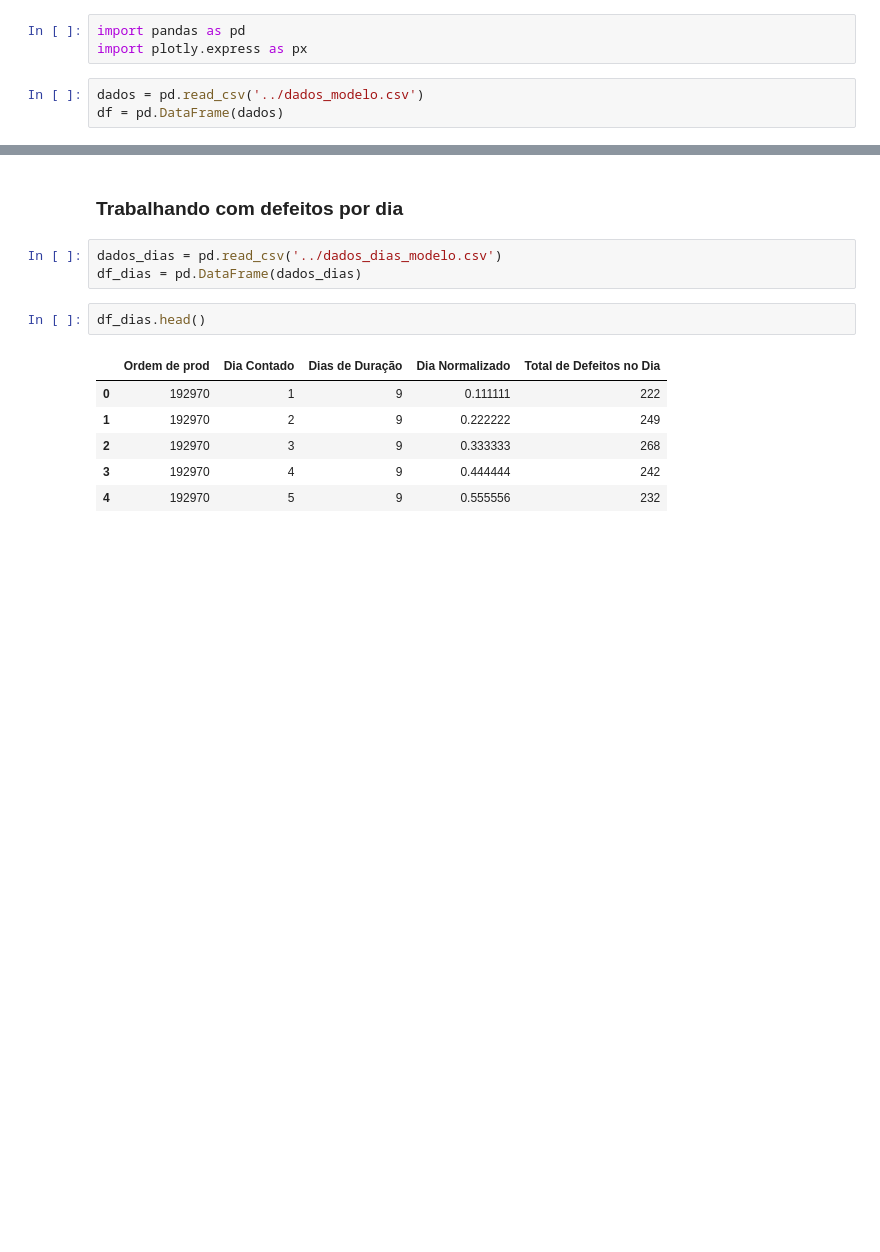
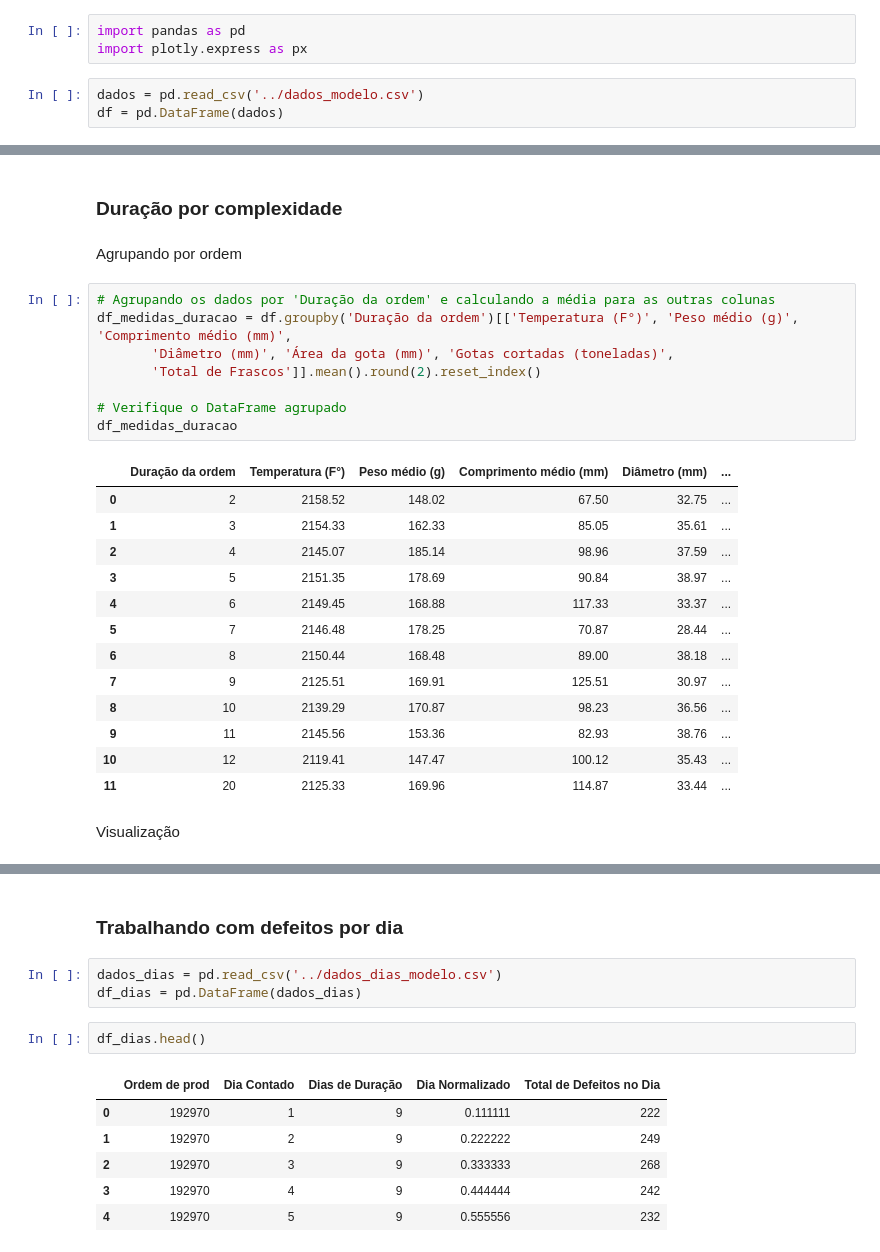
Before and after one commit to lucasz-g/Analise-Gotas, a Jupyter notebook: modelos/modelo_final.ipynb, the cells around one changed output, grey strips where cells are left out. Drawn from its saved outputs; the diff is of its cells as text; blank space fills up the shorter version.

```diff
--- a/analises/modelo_02.ipynb
+++ b/modelos/modelo_final.ipynb
@@ -15,0 +30,28 @@ df.head().round(2)
+# %% [markdown]
+### Duração por complexidade
+# %% [markdown]
+Agrupando por ordem
+# %%
+# Agrupando os dados por 'Duração da ordem' e calculando a média para as outras colunas
+df_medidas_duracao = df.groupby('Duração da ordem')[['Temperatura (F°)', 'Peso médio (g)', 'Comprimento médio (mm)',
+       'Diâmetro (mm)', 'Área da gota (mm)', 'Gotas cortadas (toneladas)',
+       'Total de Frascos']].mean().round(2).reset_index()
+
+# Verifique o DataFrame agrupado
+df_medidas_duracao
+# %% [output]
+|  | Duração da ordem | Temperatura (F°) | Peso médio (g) | Comprimento médio (mm) | Diâmetro (mm) | ... |
+| 0 | 2 | 2158.52 | 148.02 | 67.50 | 32.75 | ... |
+| 1 | 3 | 2154.33 | 162.33 | 85.05 | 35.61 | ... |
+| 2 | 4 | 2145.07 | 185.14 | 98.96 | 37.59 | ... |
+| 3 | 5 | 2151.35 | 178.69 | 90.84 | 38.97 | ... |
+| 4 | 6 | 2149.45 | 168.88 | 117.33 | 33.37 | ... |
+| 5 | 7 | 2146.48 | 178.25 | 70.87 | 28.44 | ... |
+| 6 | 8 | 2150.44 | 168.48 | 89.00 | 38.18 | ... |
+| 7 | 9 | 2125.51 | 169.91 | 125.51 | 30.97 | ... |
+| 8 | 10 | 2139.29 | 170.87 | 98.23 | 36.56 | ... |
+| 9 | 11 | 2145.56 | 153.36 | 82.93 | 38.76 | ... |
+| 10 | 12 | 2119.41 | 147.47 | 100.12 | 35.43 | ... |
+| 11 | 20 | 2125.33 | 169.96 | 114.87 | 33.44 | ... |
+# %% [markdown]
+Visualização
```
Also changed, not shown: parts of 8 cells of this notebook, 6 other files.
